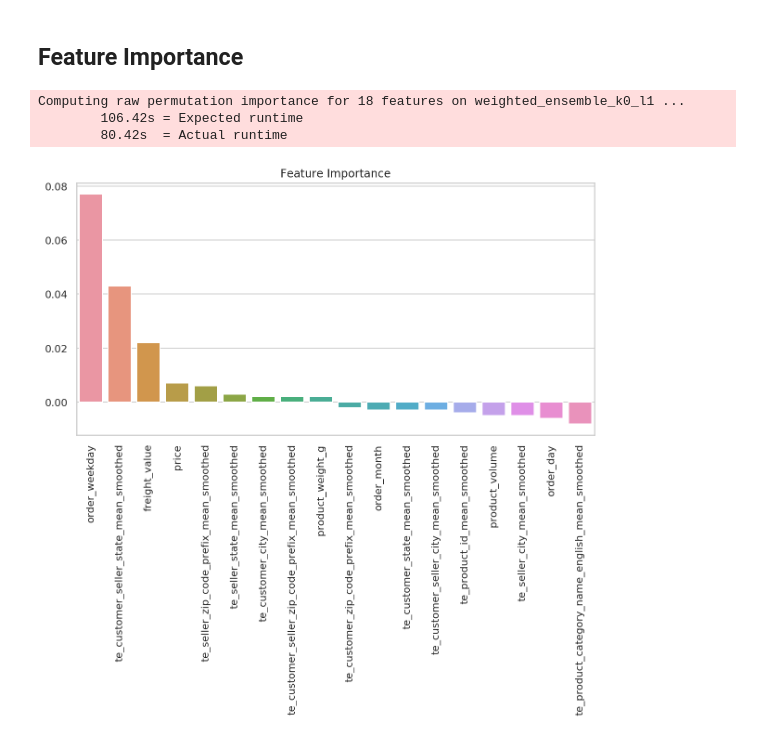
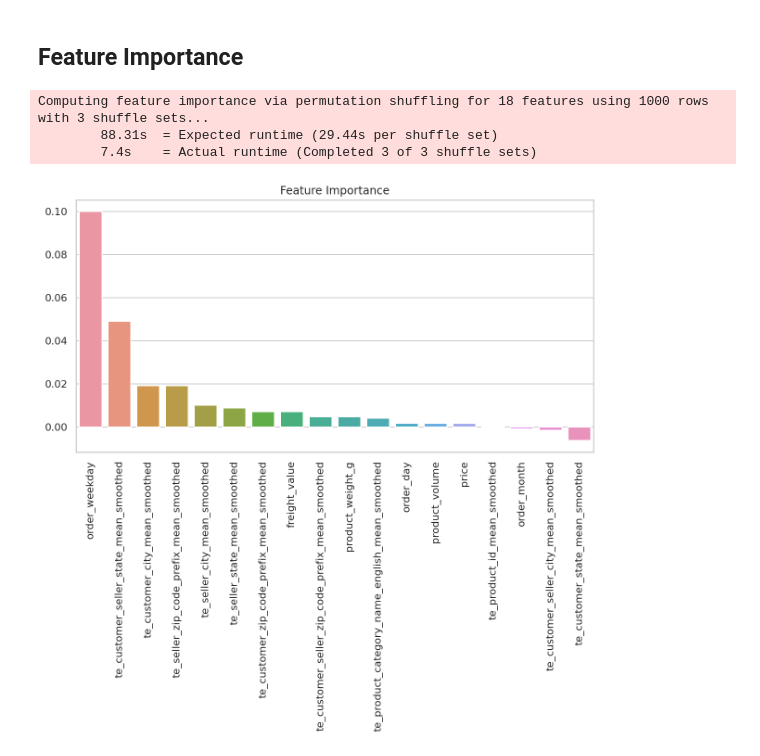
Before and after one commit to gonsoomoon-ml/predict-delivery-time, a Jupyter notebook: brazil_ecommerce/3.2.AutoGluon-FE.ipynb, the cells around one changed output. Cells and saved outputs as stored; diff of their text form; code cells hidden in the pictures.

```diff
--- a/brazil_ecommerce/3.2.AutoGluon-FE.ipynb
+++ b/brazil_ecommerce/3.2.AutoGluon-FE.ipynb
@@ -55,7 +55,9 @@ from autogluon.tabular import TabularPrediction as task
 # %% [markdown]
 ## 오토글루온 데이터 타입으로 변경
 # %%
-train_data = task.Dataset(file_path=te_auto_train_file)
+import pandas
+df = pd.read_csv(te_auto_train_file)
+train_data = TabularDataset(df)
 subsample_size = train_data.shape[0]
 # subsample_size = 10000  # subsample subset of data for faster demo, try setting this to much larger values
 train_data = train_data.sample(n=subsample_size, random_state=0)
@@ -96,13 +98,14 @@ Name: classes, dtype: float64
 ## 오토글루운으로 훈련
 # %%
 %%time
-dir = 'advFE-agModels-predictClass'  # specifies folder where to store trained models
+save_path_fe = 'advFE-agModels-predictClass'  # specifies folder where to store trained models
 time_limits = 7200 # seconds
 # presets = 'best_quality'
 presets = 'medium_quality_faster_train'
 
-predictor = task.fit(train_data=train_data, label=label_column,
-                     output_directory=dir,
-                     time_limits=time_limits,
-                     presets=presets)
+predictor = task(label=label_column,
+                 path = save_path_fe).fit(train_data,
+        presets=presets,
+                                                   excluded_model_types=['KNN','GBM','NN','FASTAI','RF']
+                                                   )
 # %% [output]
@@ -128,7 +131,9 @@ Wall time: 7min 36s
 # %% [markdown]
 ## 테스트 데이터 로딩
 # %%
-test_data = task.Dataset(file_path=te_auto_test_file)
+df_test = pd.read_csv(te_auto_test_file)
+
+test_data = TabularDataset(df_test)
 y_test = test_data[label_column]  # values to predict
 test_data_nolab = test_data.drop(labels=[label_column],axis=1)  # delete label column to prove we're not cheating
 print(test_data_nolab.head(2))
@@ -154,8 +158,6 @@ Loaded data from: preproc_data/fe/te_auto/test.csv | Columns = 19 / 19 | Rows =
 # %% [markdown]
 ## 모델 예측
 # %%
-predictor = task.load(dir)  # unnecessary, just demonstrates how to load previously-trained predictor from file
-
 prediction = predictor.predict(test_data_nolab)
 print("Predictions:  ", prediction)
 perf = predictor.evaluate_predictions(y_true=y_test, y_pred=prediction, auxiliary_metrics=True)
@@ -238,18 +233,20 @@ plt.show()
 # %%
 import seaborn as sns
 import matplotlib.pyplot as plt
 sns.set(style="whitegrid")
 
 fea_importance = predictor.feature_importance(test_data)
 
+fea_imp = fea_importance['importance']
+
 f, ax = plt.subplots(figsize=(10,5))
-plot = sns.barplot(x=fea_importance.index, y = fea_importance.values)
+plot = sns.barplot(x=fea_imp.index, y = fea_imp.values)
 # plot = sns.barplot(x=features, y= fea_importance)
 ax.set_title('Feature Importance')
 plot.set_xticklabels(plot.get_xticklabels(),rotation='vertical')
 plt.show()
 # %% [output]
-Computing raw permutation importance for 18 features on weighted_ensemble_k0_l1 ...
-        106.42s = Expected runtime
-        80.42s  = Actual runtime
+Computing feature importance via permutation shuffling for 18 features using 1000 rows with 3 shuffle sets...
+        88.31s  = Expected runtime (29.44s per shuffle set)
+        7.4s    = Actual runtime (Completed 3 of 3 shuffle sets)
-[figure, old version]
+[figure, new version]
```
Also changed, not shown: parts of 9 cells of this notebook, 1 other file.
